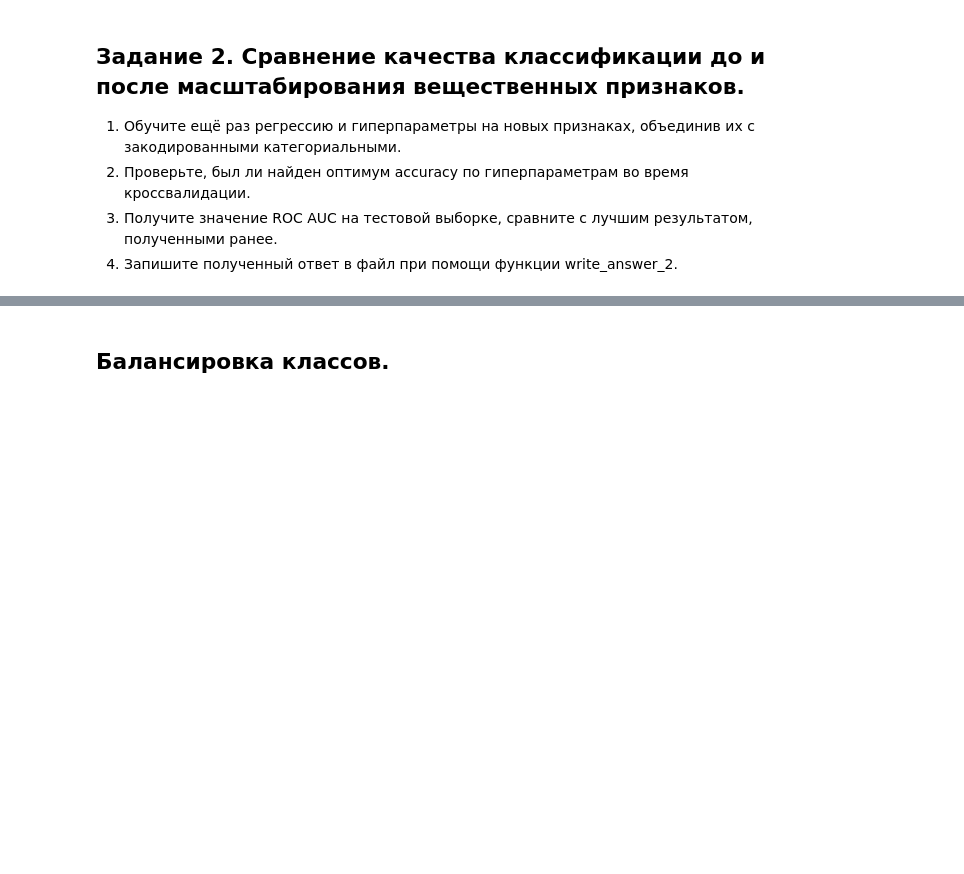
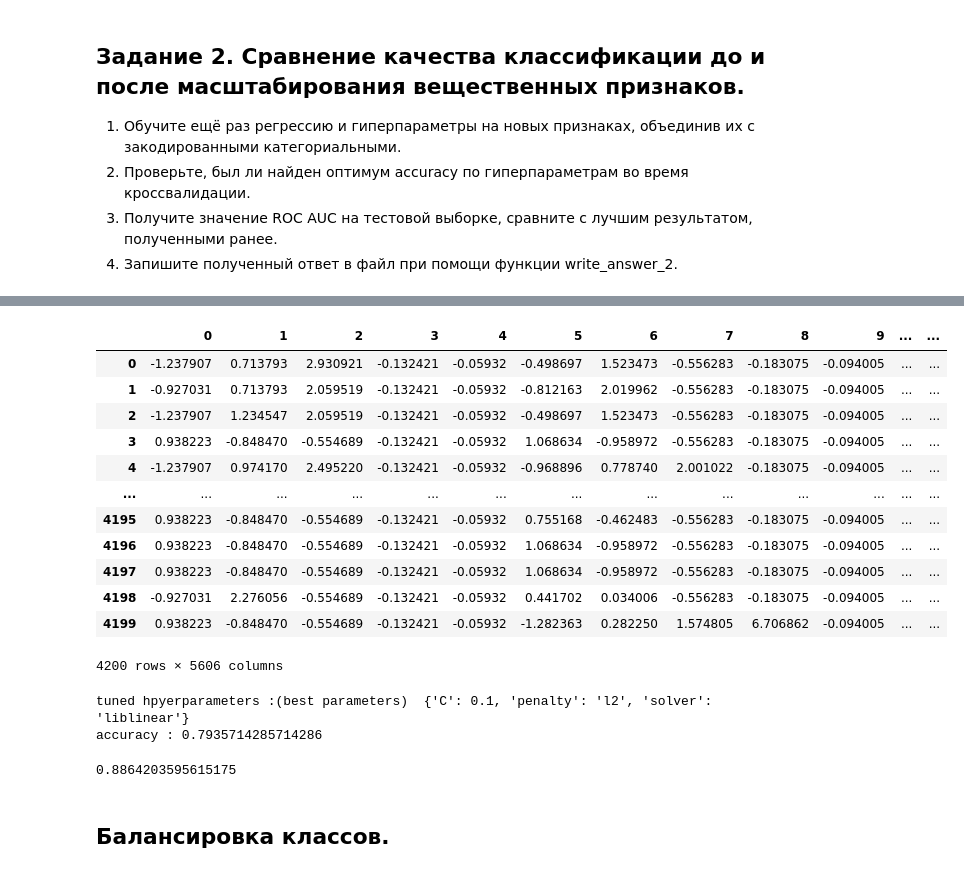
Before and after one commit to AAYamoldin/TrainingPrograms, a Jupyter notebook: Python/Coursera_learning_on_marked-up _data_by_MIPT_YANDEX/Week3/Preprocessing_LR_Coursera.ipynb, the cells around one changed output, grey strips where cells are left out. Drawn from its saved outputs; the diff is of its cells as text; code cells hidden in the pictures; blank space fills up the shorter version.

```diff
--- a/Python/Coursera_learning_on_marked-up _data_by_MIPT_YANDEX/Week3/Preprocessing_LR_Coursera.ipynb
+++ b/Python/Coursera_learning_on_marked-up _data_by_MIPT_YANDEX/Week3/Preprocessing_LR_Coursera.ipynb
@@ -674,3 +671,8 @@ from sklearn.preprocessing import StandardScaler
+# %%
+from sklearn.preprocessing import StandardScaler
+scaler = StandardScaler()
+X_train_real_scaled = scaler.fit_transform(X_train_real_zeros)
+X_test_real_scaled = scaler.fit_transform(X_test_real_zeros)
 # %% [markdown]
 ## Сравнение признаковых пространств.
 # %% [markdown]
@@ -696,0 +734,30 @@ def write_answer_2(auc):
+# %%
+zeros_train_data = pd.concat([data_numeric_scaled, tmp_dataframe],ignore_index=True,axis=1).copy()
+zeros_train_data
+# %% [output]
+|  | 0 | 1 | 2 | 3 | 4 | 5 | 6 | 7 | 8 | 9 | ... | ... |
+| 0 | -1.237907 | 0.713793 | 2.930921 | -0.132421 | -0.05932 | -0.498697 | 1.523473 | -0.556283 | -0.183075 | -0.094005 | ... | ... |
+| 1 | -0.927031 | 0.713793 | 2.059519 | -0.132421 | -0.05932 | -0.812163 | 2.019962 | -0.556283 | -0.183075 | -0.094005 | ... | ... |
+| 2 | -1.237907 | 1.234547 | 2.059519 | -0.132421 | -0.05932 | -0.498697 | 1.523473 | -0.556283 | -0.183075 | -0.094005 | ... | ... |
+| 3 | 0.938223 | -0.848470 | -0.554689 | -0.132421 | -0.05932 | 1.068634 | -0.958972 | -0.556283 | -0.183075 | -0.094005 | ... | ... |
+| 4 | -1.237907 | 0.974170 | 2.495220 | -0.132421 | -0.05932 | -0.968896 | 0.778740 | 2.001022 | -0.183075 | -0.094005 | ... | ... |
+| ... | ... | ... | ... | ... | ... | ... | ... | ... | ... | ... | ... | ... |
+| 4195 | 0.938223 | -0.848470 | -0.554689 | -0.132421 | -0.05932 | 0.755168 | -0.462483 | -0.556283 | -0.183075 | -0.094005 | ... | ... |
+| 4196 | 0.938223 | -0.848470 | -0.554689 | -0.132421 | -0.05932 | 1.068634 | -0.958972 | -0.556283 | -0.183075 | -0.094005 | ... | ... |
+| 4197 | 0.938223 | -0.848470 | -0.554689 | -0.132421 | -0.05932 | 1.068634 | -0.958972 | -0.556283 | -0.183075 | -0.094005 | ... | ... |
+| 4198 | -0.927031 | 2.276056 | -0.554689 | -0.132421 | -0.05932 | 0.441702 | 0.034006 | -0.556283 | -0.183075 | -0.094005 | ... | ... |
+| 4199 | 0.938223 | -0.848470 | -0.554689 | -0.132421 | -0.05932 | -1.282363 | 0.282250 | 1.574805 | 6.706862 | -0.094005 | ... | ... |
+4200 rows × 5606 columns
+# %%
+grid = {
+    "C": np.logspace(-3,3,7),
+    "penalty": ["l1", "l2"],
+    "solver": ["liblinear"]
+}
+regressor_zeros_cv = GridSearchCV(regressor, grid, cv=3)
+regressor_zeros_cv.fit(zeros_train_data,y_train)
+print("tuned hpyerparameters :(best parameters) ",regressor_zeros_cv.best_params_)
+print("accuracy :",regressor_zeros_cv.best_score_)
+# %% [output]
+tuned hpyerparameters :(best parameters)  {'C': 0.1, 'penalty': 'l2', 'solver': 'liblinear'}
+accuracy : 0.7935714285714286
@@ -696,0 +768,5 @@ def write_answer_2(auc):
+# %%
+from sklearn.metrics import roc_auc_score
+roc_auc_score(y_test, regressor_zeros_cv.predict_proba(zeros_test_data)[:,1])
+# %% [output]
+0.8864203595615175
```
Also changed, not shown: parts of 18 cells of this notebook, 1 other file.
